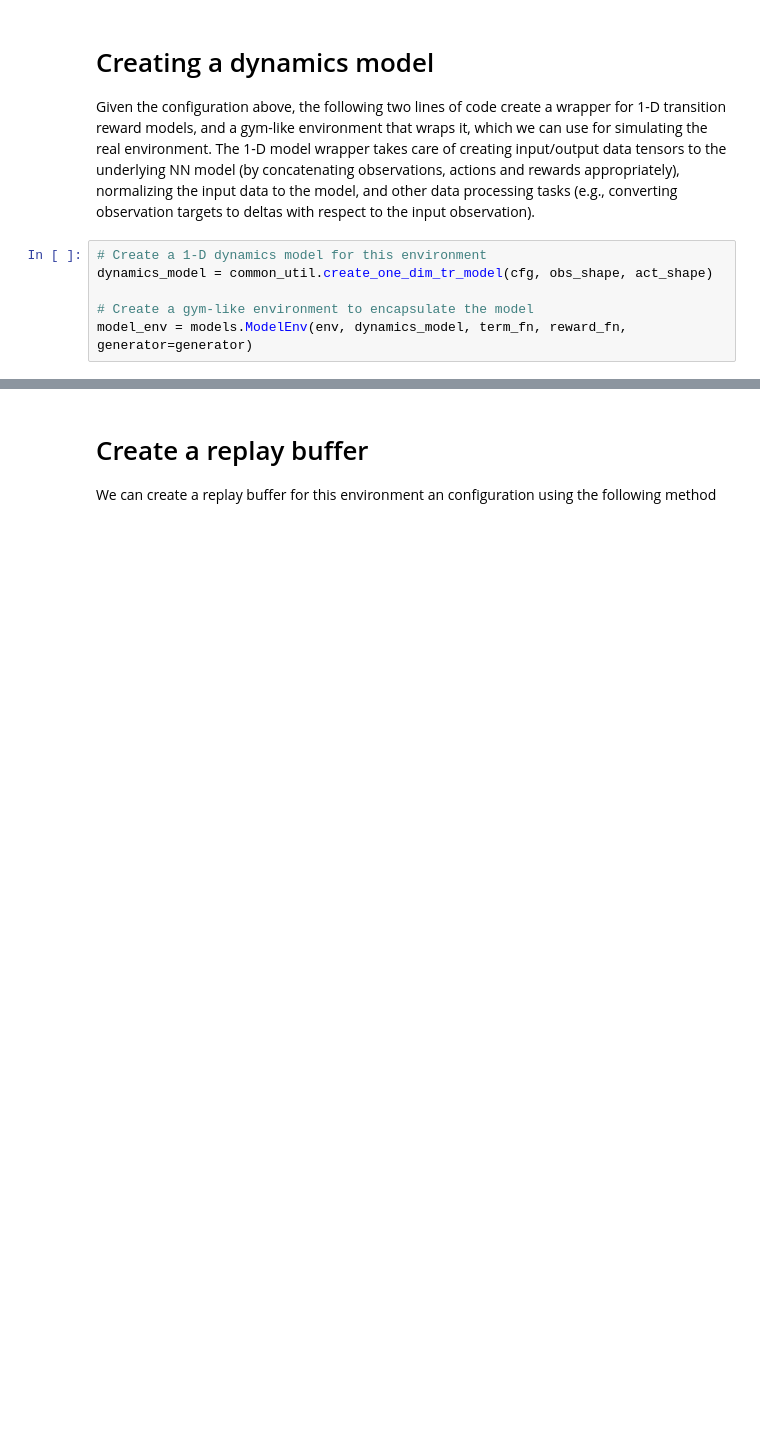
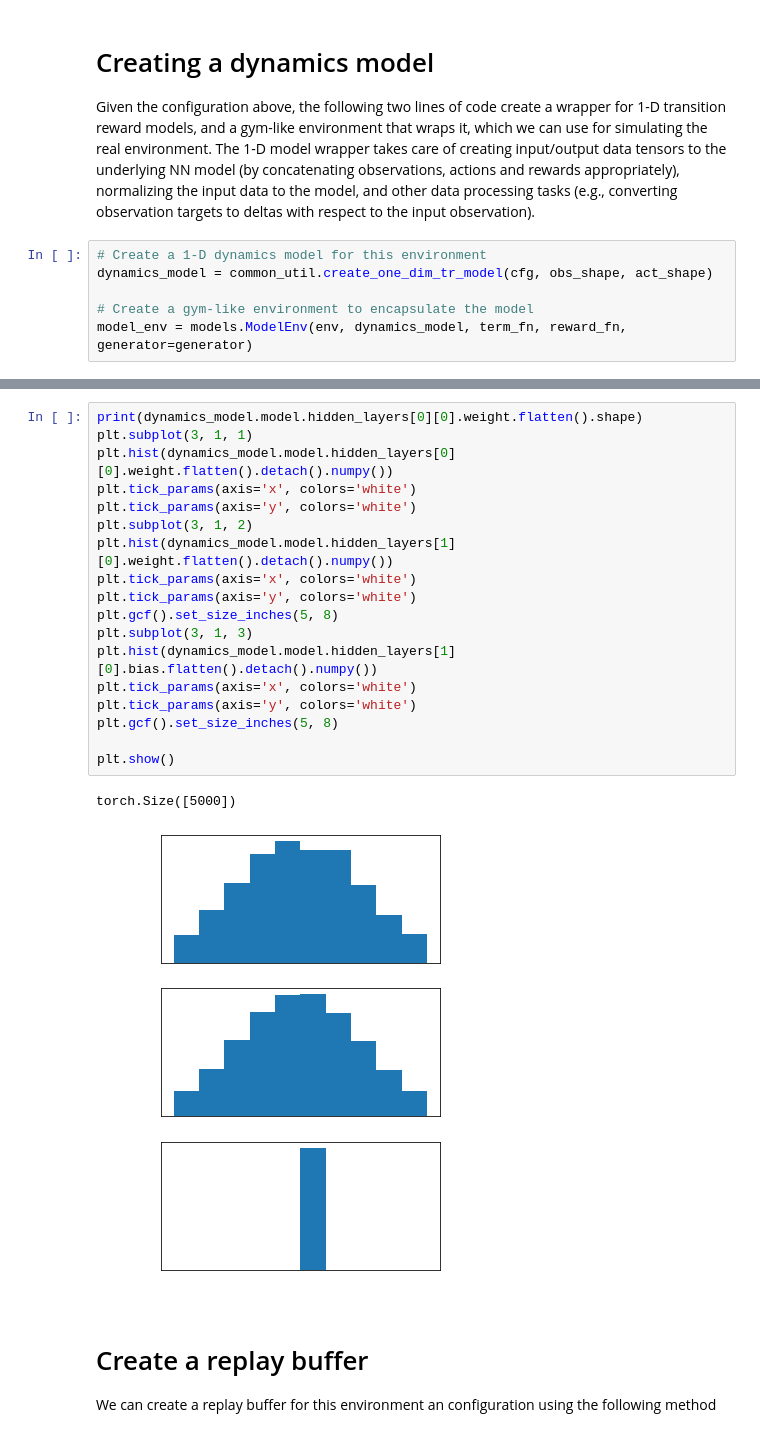
Before and after one commit to maxyang27896/mbrl-lib, a Jupyter notebook: notebooks/pets_example.ipynb, the cells around one changed output, grey strips where cells are left out. Cells and saved outputs as stored; diff of their text form; blank space fills up the shorter version.

```diff
--- a/notebooks/pets_example.ipynb
+++ b/notebooks/pets_example.ipynb
@@ -121,3 +169,24 @@ model_env = models.ModelEnv(env, dynamics_model, term_fn, reward_fn, generator=g
+# %%
+print(dynamics_model.model.hidden_layers[0][0].weight.flatten().shape)
+plt.subplot(3, 1, 1)
+plt.hist(dynamics_model.model.hidden_layers[0][0].weight.flatten().detach().numpy())
+plt.tick_params(axis='x', colors='white')
+plt.tick_params(axis='y', colors='white')
+plt.subplot(3, 1, 2)
+plt.hist(dynamics_model.model.hidden_layers[1][0].weight.flatten().detach().numpy())
+plt.tick_params(axis='x', colors='white')
+plt.tick_params(axis='y', colors='white')
+plt.gcf().set_size_inches(5, 8)
+plt.subplot(3, 1, 3)
+plt.hist(dynamics_model.model.hidden_layers[1][0].bias.flatten().detach().numpy())
+plt.tick_params(axis='x', colors='white')
+plt.tick_params(axis='y', colors='white')
+plt.gcf().set_size_inches(5, 8)
+
+plt.show()
+# %% [output]
+torch.Size([5000])
+[figure, added]
 # %% [markdown]
 # Create a replay buffer
 
```
Also changed, not shown: parts of 19 cells of this notebook, 9 other files.
